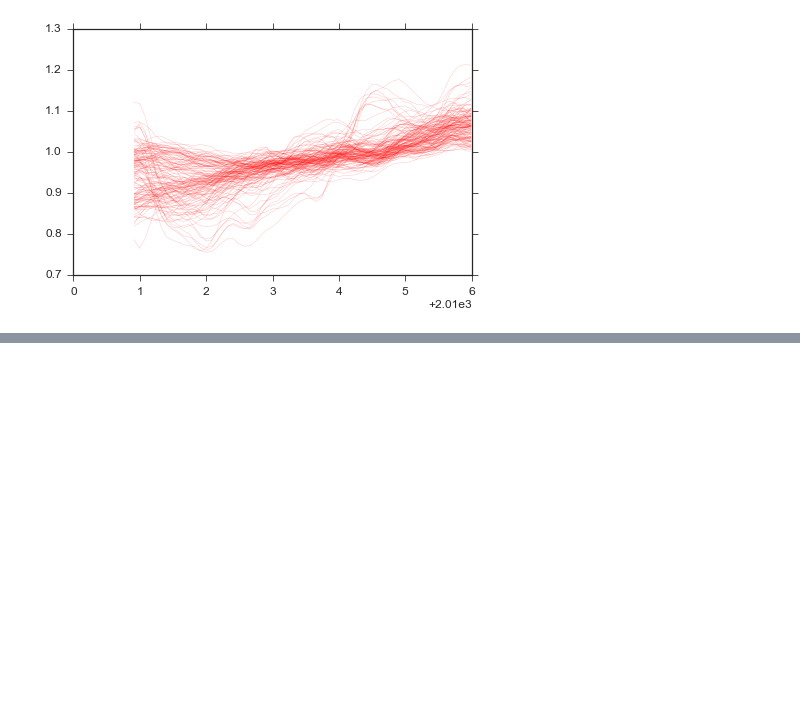
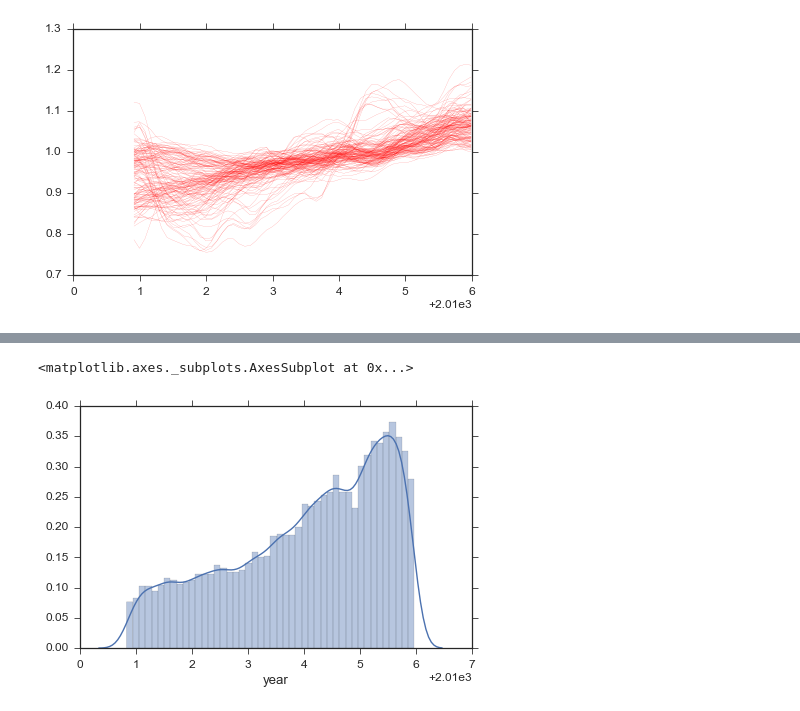
Before and after one commit to zihaoxu/jac_project, a Jupyter notebook: yelp_zillow.ipynb, the cells around one changed output, grey strips where cells are left out. Saved outputs shown, nothing was run; the diff lists cells and outputs as text; code cells hidden in the pictures; blank space fills up the shorter version.

```diff
--- a/yelp_zillow.ipynb
+++ b/yelp_zillow.ipynb
@@ -994,0 +1031,7 @@ plt.gca().set_aspect('equal')
+# %%
+sns.distplot(d['CRB'][d['CRB']['Pizza'] == 1]['year'])
+#sns.distplot(d['CRB'][d['CRB']['Mexican'] == 1]['year'])
+#sns.distplot(d['CRB'][d['CRB']['Fast Food'] == 1]['year'])
+# %% [output]
+<matplotlib.axes._subplots.AxesSubplot at 0x...>
+[figure, added]
```
Also changed, not shown: parts of 20 cells of this notebook, 1 other file.
